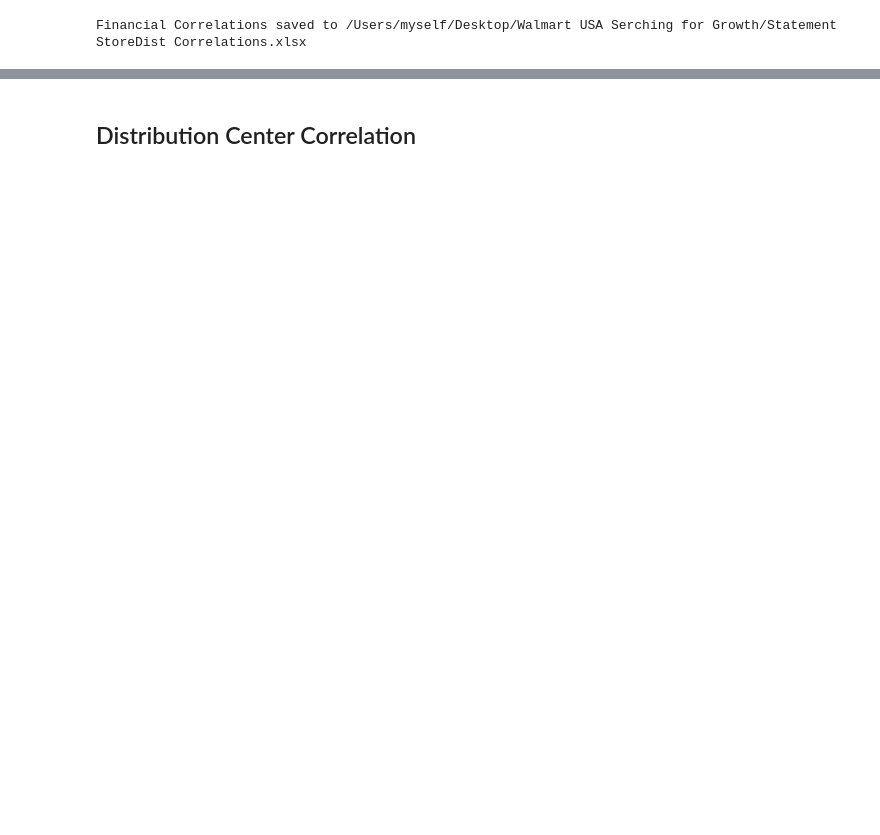
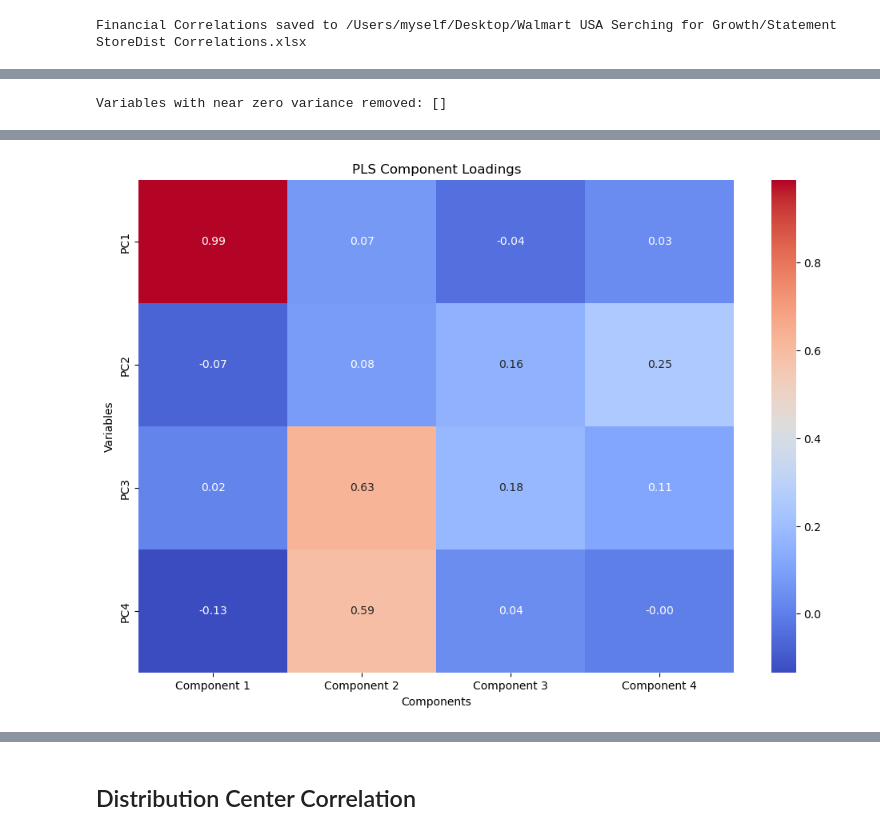
Before and after one commit to msinmalk/neighbourhood-market-expansion, a Jupyter notebook: Notebooks/CapExCosting.ipynb, the cells around one changed output, grey strips where cells are left out. Drawn from its saved outputs; the diff is of its cells as text; code cells hidden in the pictures; blank space fills up the shorter version.

```diff
--- a/Notebooks/CapExCosting.ipynb
+++ b/Notebooks/CapExCosting.ipynb
@@ -301,0 +307,2 @@ X_pls = pls.transform(X_scaled)
+# %%
+data = pd.DataFrame(df_pca
@@ -301,0 +346,2 @@ X_pls = pls.transform(X_scaled)
+# %%
+data_reduced = remove_high_vif(data)
@@ -301,0 +455,61 @@ X_pls = pls.transform(X_scaled)
+# %%
+# Calculate variance of each variable
+variances = data_reduced.var()
+
+# Identify variables with near zero variance
+near_zero_var = [col for col in data_reduced.columns if variances[col] < 1e-5]
+
+# Drop variables with near zero variance
+data.drop(near_zero_var, axis=1, inplace=True)
+
+print(f"Variables with near zero variance removed: {near_zero_var}")
+# %% [output]
+Variables with near zero variance removed: []
+# %%
+
+
+# Step 1: Load Libraries and Define Utility Functions
+import pandas as pd
+import numpy as np
+from scipy.optimize import curve_fit
+from sklearn.model_selection import cross_val_score, KFold
+from sklearn.cross_decomposition import PLSRegression
+from sklearn.preprocessing import StandardScaler
+from statsmodels.stats.outliers_influence import variance_inflation_factor
+import matplotlib.pyplot as plt
+import seaborn as sns
+from sklearn.decomposition import PCA
+
+
+# Function to perform PCA for dimensionality reduction
+def perform_pca(data, n_components=0.95):
+    scaler = StandardScaler()
+    data_scaled = scaler.fit_transform(data)
+    pca = PCA(n_components=n_components)
+    principal_components = pca.fit_transform(data_scaled)
+    explained_variance = pca.explained_variance_ratio_.sum()
+    print(f"Explained variance by selected components: {explained_variance}")
+    return pd.DataFrame(principal_components)
+
+# Step 2: Load and Clean Data (assuming data is loaded in previous steps)
+
+# # Step 3: Calculate and Reduce VIF
+# data_reduced = merge_left_numeric.dropna()  # Ensure no NaN values
+# data_double_reduced = remove_high_vif(data_reduced)
+# print("Remaining variables after VIF reduction:\n", data_double_reduced.columns)
+# vif_data = calculate_vif(data_double_reduced)
+# print(vif_data)
+
+# Step 4: Perform PCA for Dimensionality Reduction
+pca_data = perform_pca(data_reduced)
+print(pca_data)
+
+# Step 5: Perform PLS Regression
+Y = dist_pivot_reindex['Total SqFt Thousands']  # Your target variable
+pls, avg_mse = perform_pls_regression(pca_data, Y)
+print("Average MSE:", avg_mse)
+
+# Plot PLS loadings
+# Note: For PCA data, use PCA components instead of original feature names
+plot_pls_loadings(pls, feature_names=[f'PC{i+1}' for i in range(pca_data.shape[1])])
+# %% [output]
@@ -301,0 +533 @@ X_pls = pls.transform(X_scaled)
+[figure, added]
```
Also changed, not shown: parts of 40 cells of this notebook, 11 other files.
